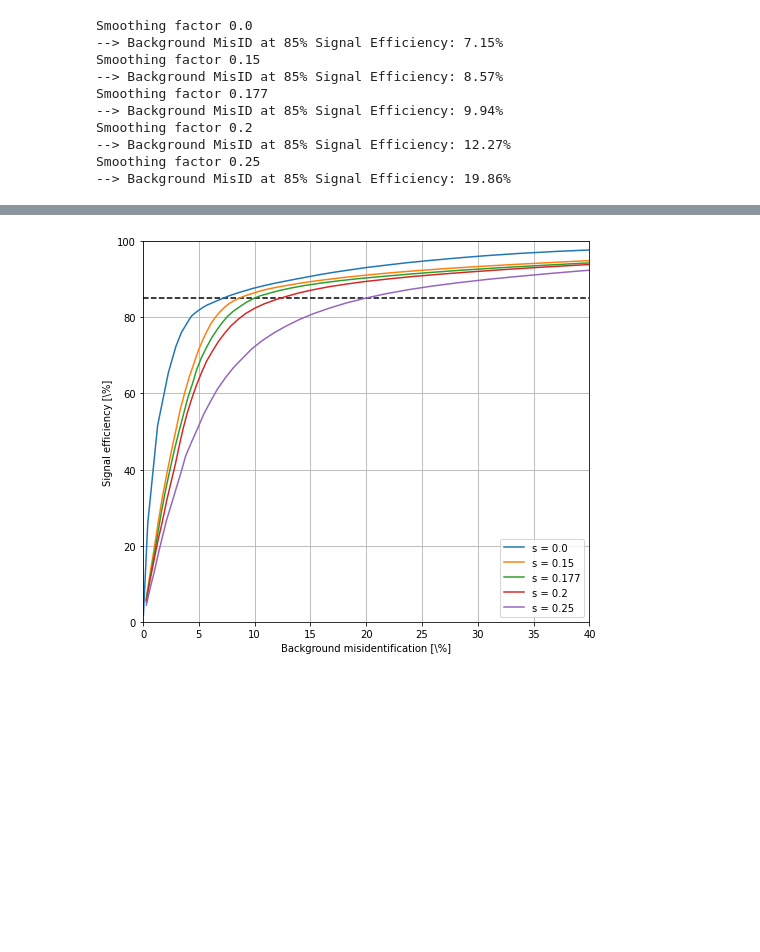
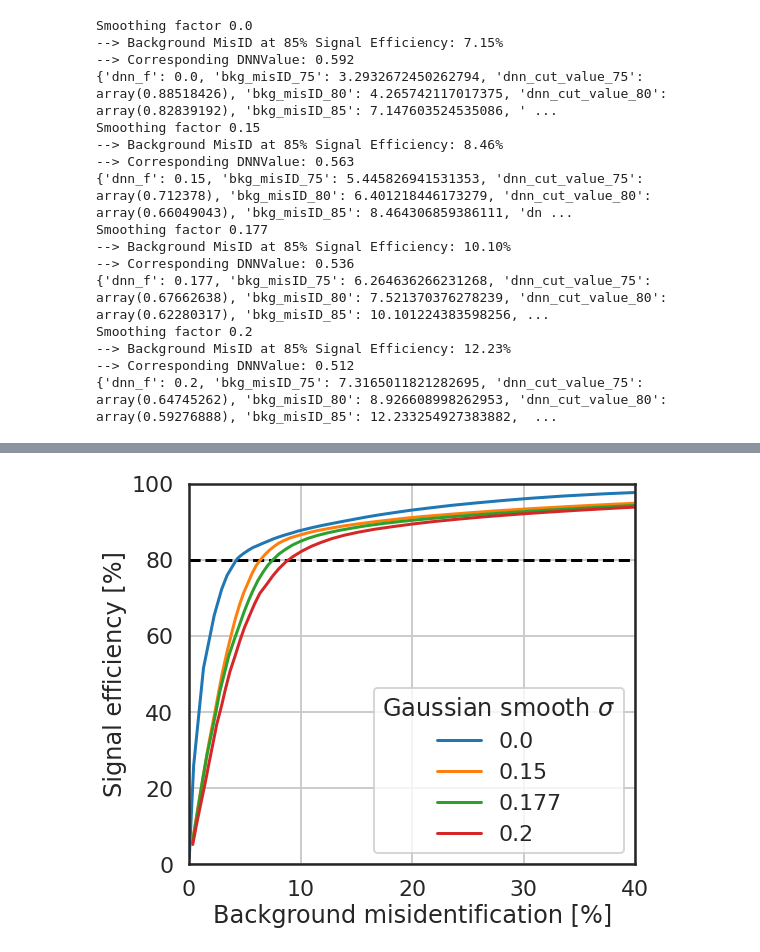
Before and after one commit to YMTheory/sensitivity, a Jupyter notebook: work/SensitivityPaper2020_scripts/MultivariationStudy/dnn_smoothing.ipynb, the cells around one changed output, grey strips where cells are left out. Cells and saved outputs as stored; diff of their text form; code cells hidden in the pictures; blank space fills up the shorter version.

```diff
--- a/work/SensitivityPaper2020_scripts/MultivariationStudy/dnn_smoothing.ipynb
+++ b/work/SensitivityPaper2020_scripts/MultivariationStudy/dnn_smoothing.ipynb
@@ -2,9 +2,15 @@
 import numpy as np
 import uproot
 from scipy import interpolate
+import pandas as pd
+from pathlib import Path
 
 import matplotlib.pyplot as plt
 colors = plt.rcParams['axes.prop_cycle'].by_key()['color']
+
+import seaborn as sns
+sns.set_style('white')
+sns.set_context('poster')
 # %%
 def GetFVCut(tree):
     cut = np.where((tree['passed_xy_thresh'].array() == True) \
@@ -36,10 +42,11 @@ def Get2tCut(tree):
               )
     return cut
 # %%
-Path = '/p/vast1/nexo/data/merged-v11/'
-bb0n = uproot.open(Path+'Baseline2019_bb0n_FullLXe.root')['tree']
-u238 = uproot.open(Path+'Baseline2019_U238_TPCVessel.root')['tree']
-# th232 = uproot.open(Path+'Baseline2019_Th232_TPCVessel.root')['tree']
+path = '/p/vast1/nexo/data/merged-v11/'
+bb0n = uproot.open(path+'Baseline2019_bb0n_FullLXe.root')['tree']
+u238 = uproot.open(path+'Baseline2019_U238_TPCVessel.root')['tree']
+# th232 = uproot.open(path+'Baseline2019_Th232_TPCVessel.root')['tree']
+plotdir = Path('plots')
 # %%
 bb0n_cut = GetFVCut(bb0n)
 # th232_cut = GetFVCut(th232)
@@ -114,13 +121,19 @@ u238_events = np.array(u238['m_DNNvalue'].array()[u238_cut])
 plt.figure(figsize=(8,7))
 plt.xlim(0,40)
 plt.ylim(0,100)
-plt.xlabel('Background misidentification [\%]')
-plt.ylabel('Signal efficiency [\%]')
+plt.xlabel('Background misidentification [%]')
+plt.ylabel('Signal efficiency [%]')
 
 bb0n_hist_d = {}
 u238_hist_d = {}
-results_d = {}
-for smooth_f in [0., 0.15, 0.177, 0.2, 0.25]:
+
+df = pd.DataFrame(columns=['dnn_f', 'bkg_misID_85', 'dnn_cut_value_85',
+                           'bkg_misID_80', 'dnn_cut_value_80',
+                           'bkg_misID_75', 'dnn_cut_value_75'])
+df = df.set_index('dnn_f')
+
+for smooth_f in [0., 0.15, 0.177, 0.2, ]:
+# for smooth_f in [0.,  ]:
     SignalEfficiency = []
     BackgroundMisID_U238 = []
 #     BackgroundMisID_Th232 = []
@@ -150,6 +163,7 @@ for smooth_f in [0., 0.15, 0.177, 0.2, 0.25]:
         SignalEfficiency.append(signal)
         BackgroundMisID_U238.append(u238_bkg)
     #     BackgroundMisID_Th232.append(th232_bkg)
+#         print(f'{x:.3f}\t{signal:.3f}\t{u238_bkg:.3f}')
 
     SignalEfficiency = np.array(SignalEfficiency)
     BackgroundMisID_U238 = np.array(BackgroundMisID_U238)
@@ -157,23 +171,42 @@ for smooth_f in [0., 0.15, 0.177, 0.2, 0.25]:
 
     roc_f = interpolate.interp1d(SignalEfficiency, BackgroundMisID_U238)
     print(f'--> Background MisID at 85% Signal Efficiency: {roc_f(0.85)*100:.2f}%')
+    signal_f = interpolate.interp1d(SignalEfficiency, DNNVals)
+    print(f'--> Corresponding DNNValue: {signal_f(0.85):.3f}')
+#     for xxx in np.arange(min(SignalEfficiency), max(SignalEfficiency), 0.02):
+#         print(xxx, signal_f(xxx))
 
-    plt.plot(BackgroundMisID_U238*100, SignalEfficiency*100,
-#          color=colors[0],
-         label=f's = {smooth_f}' )
+    tmp_dict = {'dnn_f':smooth_f}
+    for k in [0.75, 0.8, 0.85]:
+        tmp_dict.update({f'bkg_misID_{int(k*100)}':roc_f(k)*100, f'dnn_cut_value_{int(k*100)}':signal_f(k)})
+    df.loc[smooth_f] = tmp_dict
+    print(tmp_dict)
+#     for k in np.arange(0.65, 0.86, 0.01):
+#         print(f"{k*100:.1f}%:", roc_f(k)*100, signal_f(k))
 
-plt.hlines(85, 0, 40, color='black', linestyles='dashed')
+    plt.plot(BackgroundMisID_U238*100, SignalEfficiency*100, label=f'{smooth_f}' )
+
+plt.hlines(80, 0, 40, color='black', linestyles='dashed')
 plt.grid()
-plt.legend()
-plt.savefig("dnn_smoothing_ROCs.png", dpi=200, bbox_inches = "tight", transparent=False, facecolor='white')
+plt.legend(title = r'Gaussian smooth $\sigma$')
+plt.savefig(plotdir / "dnn_smoothing_ROCs.png", dpi=200, bbox_inches = "tight", transparent=False, facecolor='white')
+
+display(df)
+df.to_csv('dnn_smoothing_results.csv')
 # %% [output]
 Smoothing factor 0.0
 --> Background MisID at 85% Signal Efficiency: 7.15%
+--> Corresponding DNNValue: 0.592
+{'dnn_f': 0.0, 'bkg_misID_75': 3.2932672450262794, 'dnn_cut_value_75': array(0.88518426), 'bkg_misID_80': 4.265742117017375, 'dnn_cut_value_80': array(0.82839192), 'bkg_misID_85': 7.147603524535086, ' ...
 Smoothing factor 0.15
---> Background MisID at 85% Signal Efficiency: 8.57%
+--> Background MisID at 85% Signal Efficiency: 8.46%
+--> Corresponding DNNValue: 0.563
+{'dnn_f': 0.15, 'bkg_misID_75': 5.445826941531353, 'dnn_cut_value_75': array(0.712378), 'bkg_misID_80': 6.401218446173279, 'dnn_cut_value_80': array(0.66049043), 'bkg_misID_85': 8.464306859386111, 'dn ...
 Smoothing factor 0.177
---> Background MisID at 85% Signal Efficiency: 9.94%
+--> Background MisID at 85% Signal Efficiency: 10.10%
+--> Corresponding DNNValue: 0.536
+{'dnn_f': 0.177, 'bkg_misID_75': 6.264636266231268, 'dnn_cut_value_75': array(0.67662638), 'bkg_misID_80': 7.521370376278239, 'dnn_cut_value_80': array(0.62280317), 'bkg_misID_85': 10.101224383598256, ...
 Smoothing factor 0.2
---> Background MisID at 85% Signal Efficiency: 12.27%
-Smoothing factor 0.25
---> Background MisID at 85% Signal Efficiency: 19.86%
+--> Background MisID at 85% Signal Efficiency: 12.23%
+--> Corresponding DNNValue: 0.512
+{'dnn_f': 0.2, 'bkg_misID_75': 7.3165011821282695, 'dnn_cut_value_75': array(0.64745262), 'bkg_misID_80': 8.926608998262953, 'dnn_cut_value_80': array(0.59276888), 'bkg_misID_85': 12.233254927383882,  ...
@@ -180,3 +219,3 @@ Smoothing factor 0.25
-[figure, old version]
+[figure, new version]
 # %%
 # for smooth_f, hist in
```
Also changed, not shown: parts of 5 cells of this notebook, 6 other files.
